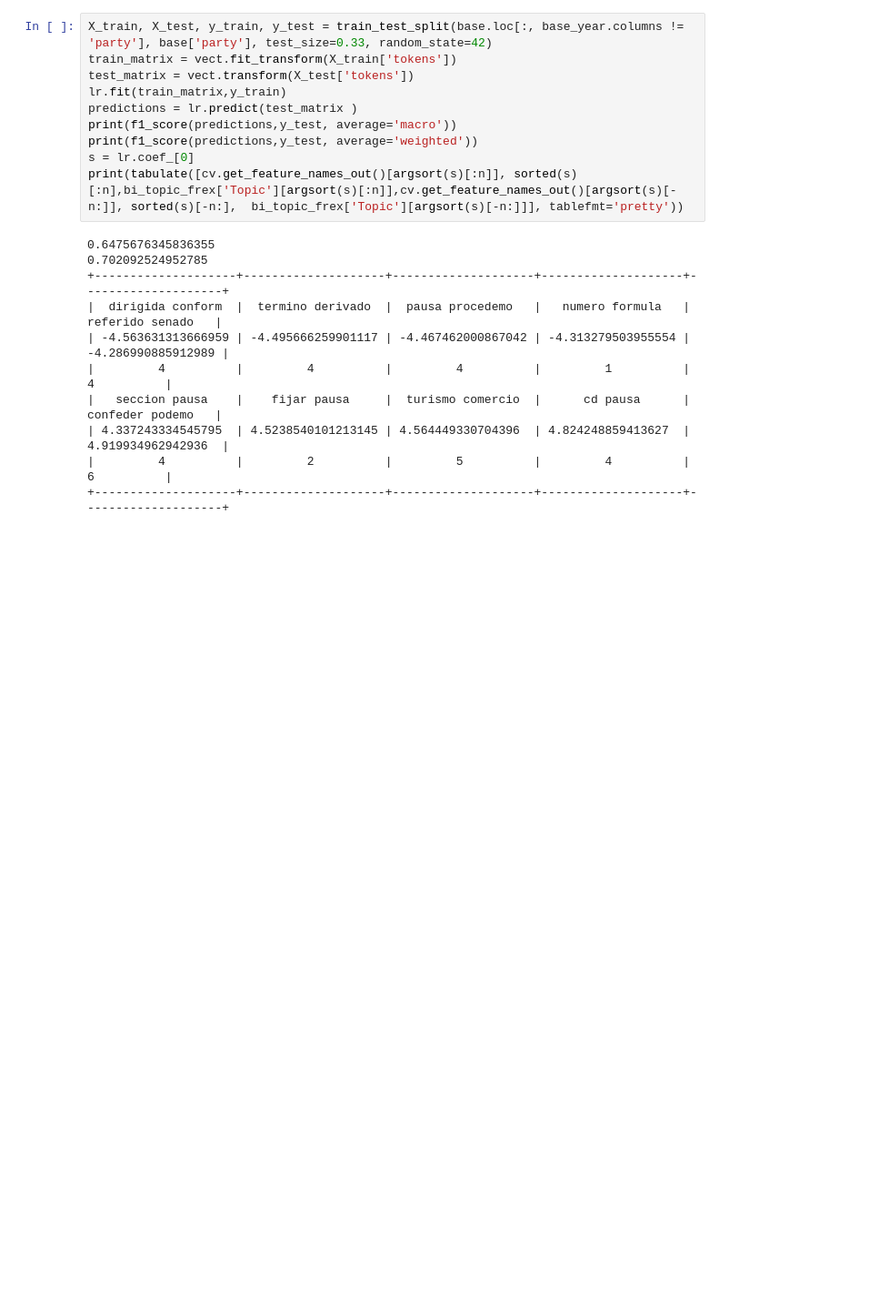
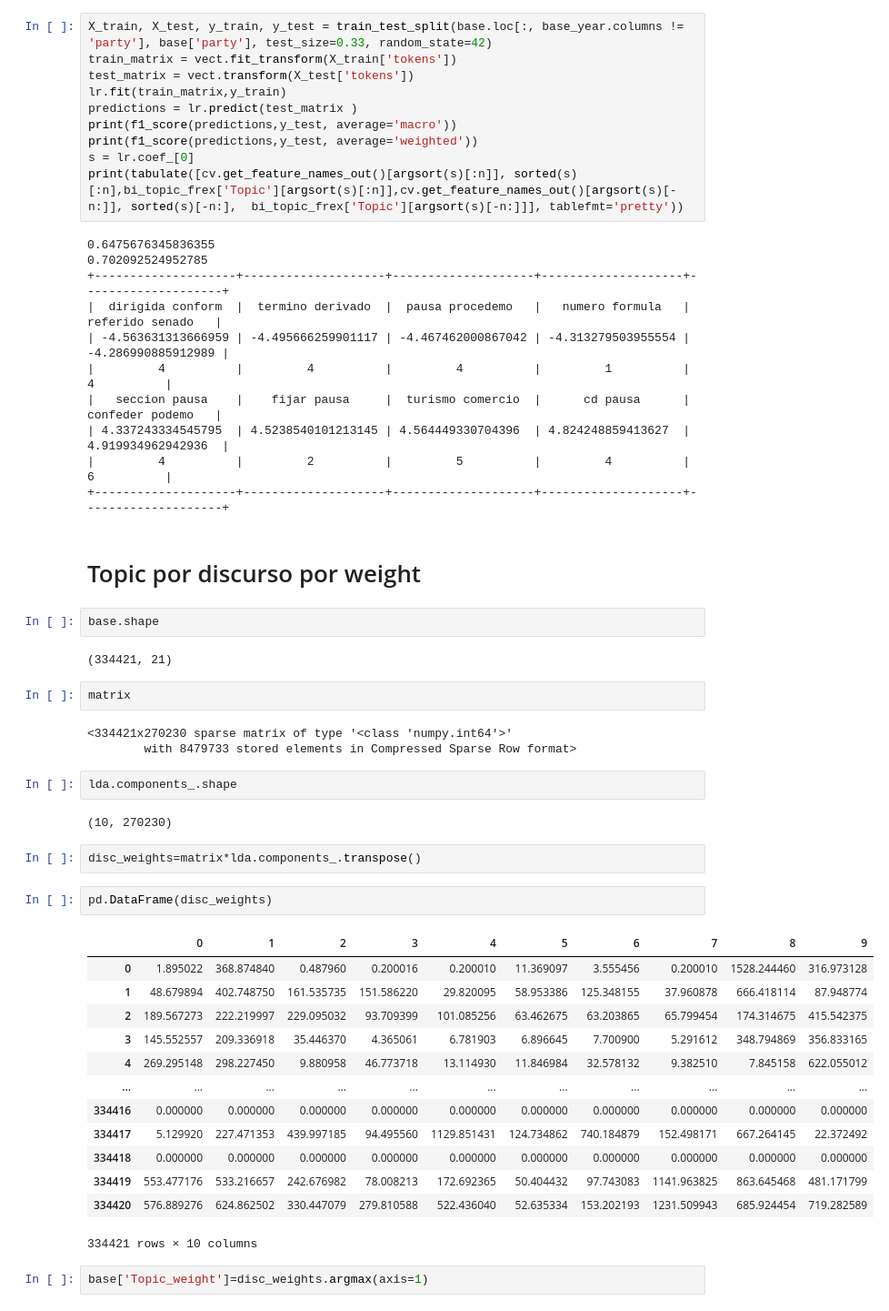
Before and after one commit to LCaravaggio/politext, a Jupyter notebook: GS.ipynb, the cells around one changed output. Shown at 91% size. Cells and saved outputs as stored; diff of their text form; blank space fills up the shorter version.

```diff
--- a/GS.ipynb
+++ b/GS.ipynb
@@ -373,3 +372,38 @@ print(tabulate([cv.get_feature_names_out()[argsort(s)[:n]], sorted(s)[:n],bi_top
 | 4.337243334545795  | 4.5238540101213145 | 4.564449330704396  | 4.824248859413627  | 4.919934962942936  |
 |         4          |         2          |         5          |         4          |         6          |
 +--------------------+--------------------+--------------------+--------------------+--------------------+
+# %% [markdown]
+# Topic por discurso por weight
+# %%
+base.shape
+# %% [output]
+(334421, 21)
+# %%
+matrix
+# %% [output]
+<334421x270230 sparse matrix of type '<class 'numpy.int64'>'
+        with 8479733 stored elements in Compressed Sparse Row format>
+# %%
+lda.components_.shape
+# %% [output]
+(10, 270230)
+# %%
+disc_weights=matrix*lda.components_.transpose()
+# %%
+pd.DataFrame(disc_weights)
+# %% [output]
+|  | 0 | 1 | 2 | 3 | 4 | 5 | 6 | 7 | 8 | 9 |
+| 0 | 1.895022 | 368.874840 | 0.487960 | 0.200016 | 0.200010 | 11.369097 | 3.555456 | 0.200010 | 1528.244460 | 316.973128 |
+| 1 | 48.679894 | 402.748750 | 161.535735 | 151.586220 | 29.820095 | 58.953386 | 125.348155 | 37.960878 | 666.418114 | 87.948774 |
+| 2 | 189.567273 | 222.219997 | 229.095032 | 93.709399 | 101.085256 | 63.462675 | 63.203865 | 65.799454 | 174.314675 | 415.542375 |
+| 3 | 145.552557 | 209.336918 | 35.446370 | 4.365061 | 6.781903 | 6.896645 | 7.700900 | 5.291612 | 348.794869 | 356.833165 |
+| 4 | 269.295148 | 298.227450 | 9.880958 | 46.773718 | 13.114930 | 11.846984 | 32.578132 | 9.382510 | 7.845158 | 622.055012 |
+| ... | ... | ... | ... | ... | ... | ... | ... | ... | ... | ... |
+| 334416 | 0.000000 | 0.000000 | 0.000000 | 0.000000 | 0.000000 | 0.000000 | 0.000000 | 0.000000 | 0.000000 | 0.000000 |
+| 334417 | 5.129920 | 227.471353 | 439.997185 | 94.495560 | 1129.851431 | 124.734862 | 740.184879 | 152.498171 | 667.264145 | 22.372492 |
+| 334418 | 0.000000 | 0.000000 | 0.000000 | 0.000000 | 0.000000 | 0.000000 | 0.000000 | 0.000000 | 0.000000 | 0.000000 |
+| 334419 | 553.477176 | 533.216657 | 242.676982 | 78.008213 | 172.692365 | 50.404432 | 97.743083 | 1141.963825 | 863.645468 | 481.171799 |
+| 334420 | 576.889276 | 624.862502 | 330.447079 | 279.810588 | 522.436040 | 52.635334 | 153.202193 | 1231.509943 | 685.924454 | 719.282589 |
+334421 rows × 10 columns
+# %%
+base['Topic_weight']=disc_weights.argmax(axis=1)
```
Also changed, not shown: parts of 17 cells of this notebook.
